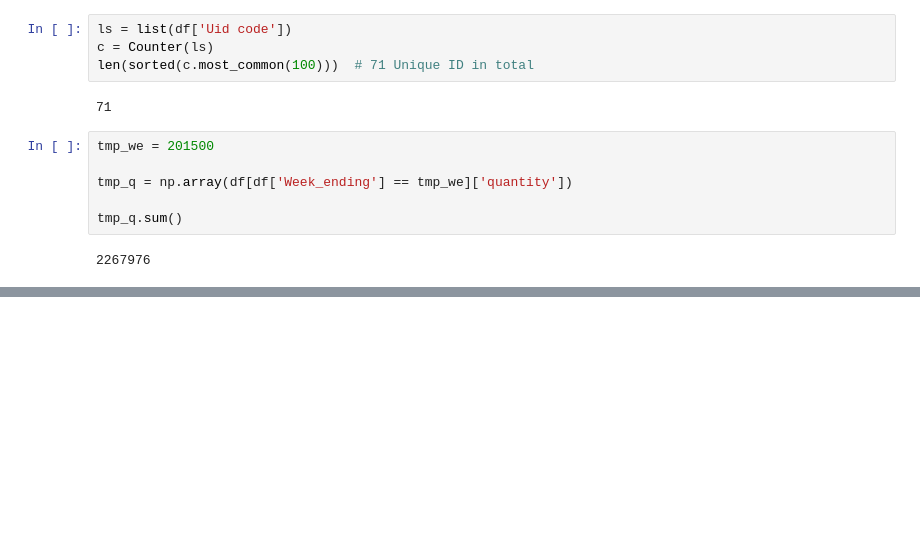
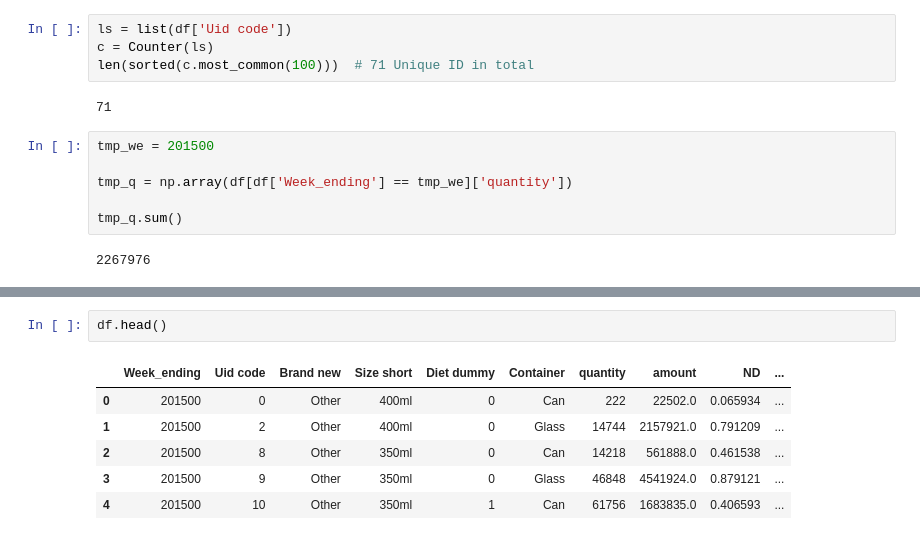
Before and after one commit to kedrboje/tst, a Jupyter notebook: mainLR.ipynb, the cells around one changed output, grey strips where cells are left out. Saved outputs shown, nothing was run; the diff lists cells and outputs as text; blank space fills up the shorter version.

```diff
--- a/mainLR.ipynb
+++ b/mainLR.ipynb
@@ -67,0 +117,9 @@ df.head(45)
+# %%
+df.head()
+# %% [output]
+|  | Week_ending | Uid code | Brand new | Size short | Diet dummy | Container | quantity | amount | ND | ... |
+| 0 | 201500 | 0 | Other | 400ml | 0 | Can | 222 | 22502.0 | 0.065934 | ... |
+| 1 | 201500 | 2 | Other | 400ml | 0 | Glass | 14744 | 2157921.0 | 0.791209 | ... |
+| 2 | 201500 | 8 | Other | 350ml | 0 | Can | 14218 | 561888.0 | 0.461538 | ... |
+| 3 | 201500 | 9 | Other | 350ml | 0 | Glass | 46848 | 4541924.0 | 0.879121 | ... |
+| 4 | 201500 | 10 | Other | 350ml | 1 | Can | 61756 | 1683835.0 | 0.406593 | ... |
```
Also changed, not shown: parts of 5 cells of this notebook.
